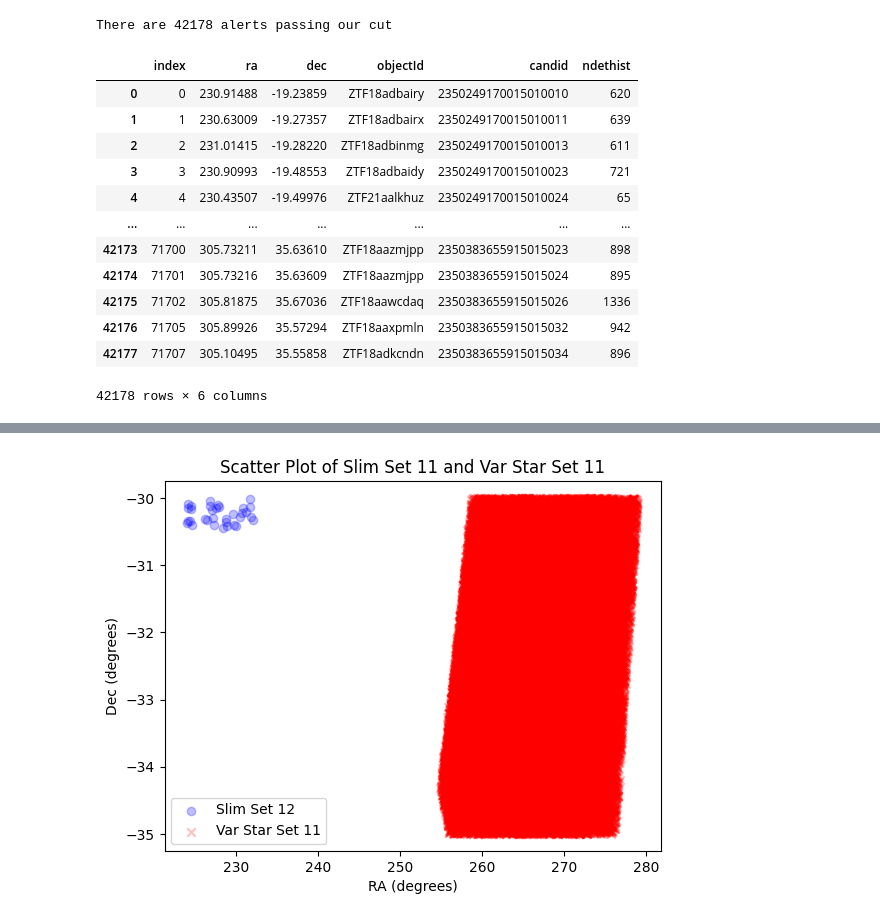
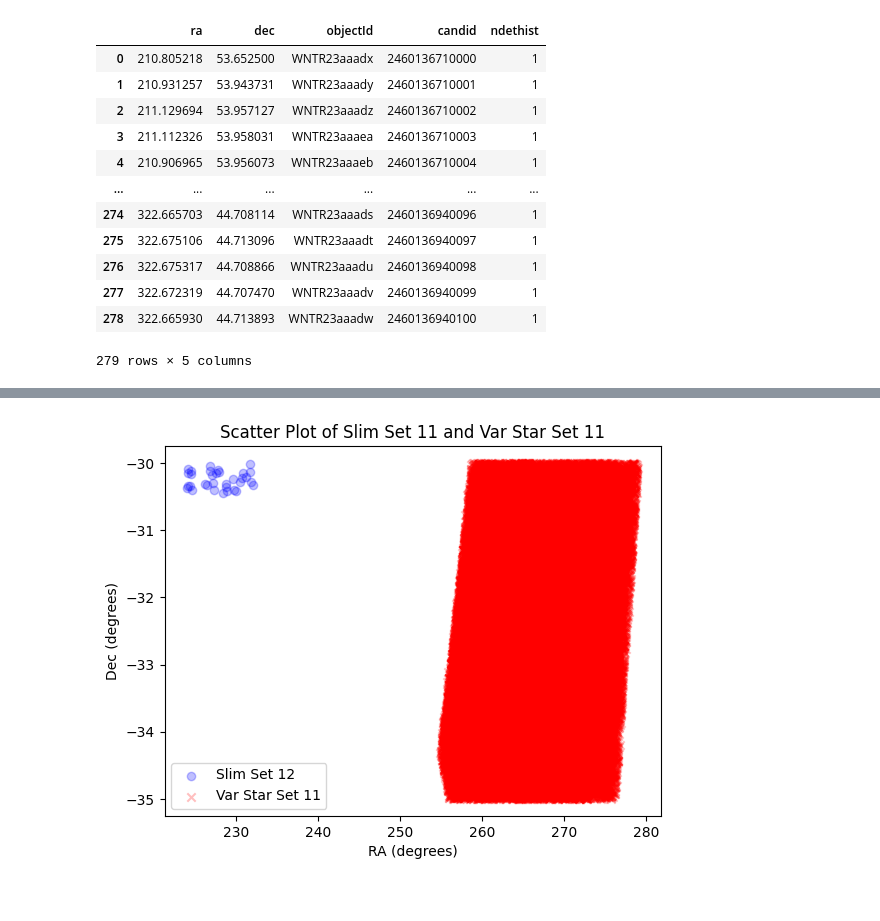
Before and after one commit to robertdstein/snowshovel, a Jupyter notebook: notebooks/readvariablestar.ipynb, the cells around one changed output, grey strips where cells are left out. Cells and saved outputs as stored; diff of their text form; code cells hidden in the pictures.

```diff
--- a/notebooks/readvariablestar.ipynb
+++ b/notebooks/readvariablestar.ipynb
@@ -45,39 +56,46 @@ alerts_df
 # %%
 # adjusted for useful information
 useful_columns = [
     #"isdiffpos", # Is the detection postive (more flux in science image than reference), or negative (less flux)?
     "ra", # What is the sky position in Right Ascension?
     "dec", # What is the sky position in Declination?
     "objectId", # the object ID
     "candid", # candidate ID (?)
     #"magpsf", # What is the magnitude (brightness) of the detection?
     #"sigmapsf", # What is the uncertainty on the magnitude?
     #"distnr", # How close is the detection to a known source in the reference image?
     "ndethist", # How many times has this object been detected?
 ]
 
 slim_alerts_df = alerts_df[useful_columns]
 
 # Bad subtractions are often not repeated
 # Let's restrict ourselves to sources which are detected at least twice
-mask = slim_alerts_df["ndethist"] > 1
-slim_alerts_df = slim_alerts_df[mask].reset_index()
-print(f"There are {len(slim_alerts_df)} alerts passing our cut")
+
+#commented out for WINTER data, since ndethist for all is 1
+#mask = slim_alerts_df["ndethist"] > 1
+#slim_alerts_df = slim_alerts_df[mask].reset_index()
+#print(f"There are {len(slim_alerts_df)} alerts passing our cut")
 slim_alerts_df
+slim_WINTER = slim_alerts_df
+slim_WINTER
+#roundabout way to do this but yeah
+
+#note that the "slim" part doesn't make sense in this case
+#it would be fine in the future perhaps when WINTER observes something multiple times
 # %% [output]
+|  | ra | dec | objectId | candid | ndethist |
+| 0 | 210.805218 | 53.652500 | WNTR23aaadx | 2460136710000 | 1 |
+| 1 | 210.931257 | 53.943731 | WNTR23aaady | 2460136710001 | 1 |
+| 2 | 211.129694 | 53.957127 | WNTR23aaadz | 2460136710002 | 1 |
+| 3 | 211.112326 | 53.958031 | WNTR23aaaea | 2460136710003 | 1 |
+| 4 | 210.906965 | 53.956073 | WNTR23aaaeb | 2460136710004 | 1 |
+| ... | ... | ... | ... | ... | ... |
+| 274 | 322.665703 | 44.708114 | WNTR23aaads | 2460136940096 | 1 |
+| 275 | 322.675106 | 44.713096 | WNTR23aaadt | 2460136940097 | 1 |
+| 276 | 322.675317 | 44.708866 | WNTR23aaadu | 2460136940098 | 1 |
+| 277 | 322.672319 | 44.707470 | WNTR23aaadv | 2460136940099 | 1 |
+| 278 | 322.665930 | 44.713893 | WNTR23aaadw | 2460136940100 | 1 |
-There are 42178 alerts passing our cut
+279 rows × 5 columns
-|  | index | ra | dec | objectId | candid | ndethist |
-| 0 | 0 | 230.91488 | -19.23859 | ZTF18adbairy | 2350249170015010010 | 620 |
-| 1 | 1 | 230.63009 | -19.27357 | ZTF18adbairx | 2350249170015010011 | 639 |
-| 2 | 2 | 231.01415 | -19.28220 | ZTF18adbinmg | 2350249170015010013 | 611 |
-| 3 | 3 | 230.90993 | -19.48553 | ZTF18adbaidy | 2350249170015010023 | 721 |
-| 4 | 4 | 230.43507 | -19.49976 | ZTF21aalkhuz | 2350249170015010024 | 65 |
-| ... | ... | ... | ... | ... | ... | ... |
-| 42173 | 71700 | 305.73211 | 35.63610 | ZTF18aazmjpp | 2350383655915015023 | 898 |
-| 42174 | 71701 | 305.73216 | 35.63609 | ZTF18aazmjpp | 2350383655915015024 | 895 |
-| 42175 | 71702 | 305.81875 | 35.67036 | ZTF18aawcdaq | 2350383655915015026 | 1336 |
-| 42176 | 71705 | 305.89926 | 35.57294 | ZTF18aaxpmln | 2350383655915015032 | 942 |
-| 42177 | 71707 | 305.10495 | 35.55858 | ZTF18adkcndn | 2350383655915015034 | 896 |
-42178 rows × 6 columns
 # %%
 # saving results to read the same data quicker if necessary
```
Also changed, not shown: parts of 25 cells of this notebook.
